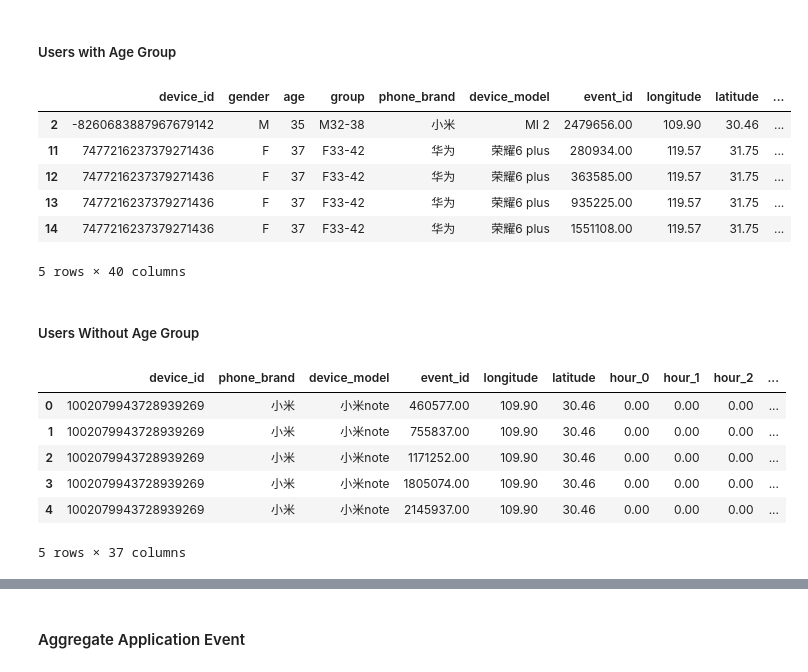
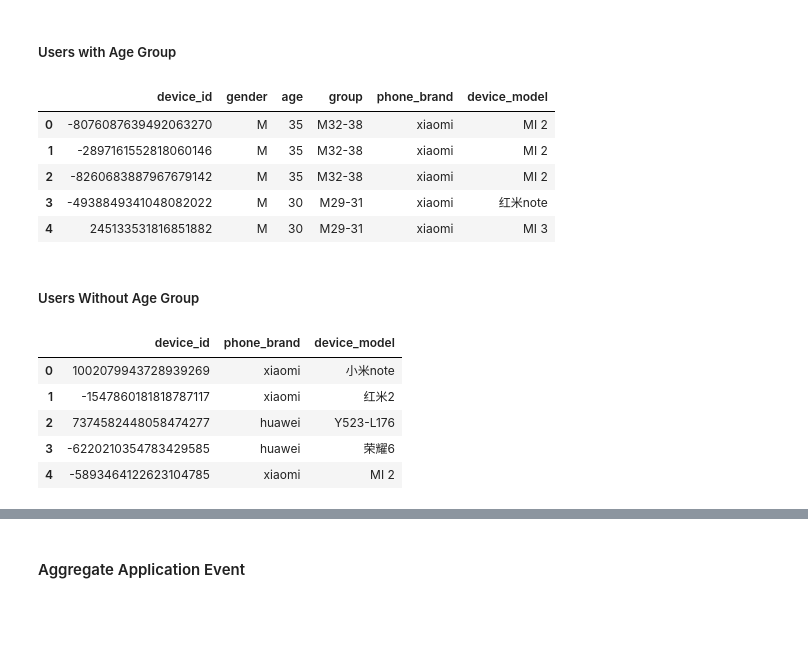
Before and after one commit to wlee0515/Application_Criteria_Generator, a Jupyter notebook: Application_Criteria_Generator/Code/DataPrep/Data Wrangling & Cleaning.ipynb, the cells around one changed output, grey strips where cells are left out. Drawn from its saved outputs; the diff is of its cells as text; code cells hidden in the pictures; blank space fills up the shorter version.

```diff
--- a/Application_Criteria_Generator/Code/DataPrep/Data Wrangling & Cleaning.ipynb
+++ b/Application_Criteria_Generator/Code/DataPrep/Data Wrangling & Cleaning.ipynb
@@ -27,6 +27,7 @@ df_gender_age_test = pd.read_csv('../../Data/Raw/China Mobile User Gemographics/
 df_gender_age_train = pd.read_csv('../../Data/Raw/China Mobile User Gemographics/gender_age_train.csv')
 df_label_categories = pd.read_csv('../../Data/Raw/China Mobile User Gemographics/label_categories.csv')
 df_phone_brand_device_model = pd.read_csv('../../Data/Raw/China Mobile User Gemographics/phone_brand_device_model.csv')
+df_brand_name_translation = pd.read_csv("../../Data/Raw/brand_name_translation.csv")
 # %% [markdown]
 
 ### Load Multi-File database
@@ -186,6 +198,10 @@ print("<df_phone_brand_device_model> Number of rows prior drop NA : {0}".format(
 df_phone_brand_device_model = df_phone_brand_device_model.dropna()
 print("<df_phone_brand_device_model> Number of rows after drop NA : {0}".format(len(df_phone_brand_device_model)))
 print()
+print("<df_brand_name_translation> Number of rows prior drop NA : {0}".format(len(df_brand_name_translation)))
+df_brand_name_translation = df_brand_name_translation.dropna()
+print("<df_brand_name_translation> Number of rows after drop NA : {0}".format(len(df_brand_name_translation)))
+print()
 print("<df_app_events> Number of rows prior drop NA : {0}".format(len(df_app_events)))
 df_app_events = df_app_events.dropna()
 print("<df_app_events> Number of rows after drop NA : {0}".format(len(df_app_events)))
@@ -600,0 +542,4 @@ df_trans_event_dt.tail(5)
+# %%
+dict_brand_names = pd.Series(df_brand_name_translation["english"].values,index=df_brand_name_translation["chinese"]).to_dict()
+
+print(dict_brand_names)
@@ -600,0 +548,3 @@ df_trans_event_dt.tail(5)
+# %%
+df_phone_brand_device_model["phone_brand"] = df_phone_brand_device_model["phone_brand"].apply( lambda x : x if not x in dict_brand_names else dict_brand_names[x])
+df_phone_brand_device_model["phone_brand"].unique()
@@ -605,30 +573,26 @@ df_trans_event_dt.tail(5)
 # %%
 df_agg_user_info_w_age = df_gender_age_train.copy()
 df_agg_user_info_w_age = df_agg_user_info_w_age.merge(df_phone_brand_device_model, on="device_id", how="left")
-df_agg_user_info_w_age = df_agg_user_info_w_age.merge(df_trans_event_dt, on="device_id", how="left")
 df_agg_user_info_w_age = df_agg_user_info_w_age.dropna()
 df_agg_user_info_w_age.head(5)
 # %% [output]
-|  | device_id | gender | age | group | phone_brand | device_model | event_id | longitude | latitude | ... |
-| 2 | -8260683887967679142 | M | 35 | M32-38 | 小米 | MI 2 | 2479656.00 | 109.90 | 30.46 | ... |
-| 11 | 7477216237379271436 | F | 37 | F33-42 | 华为 | 荣耀6 plus | 280934.00 | 119.57 | 31.75 | ... |
-| 12 | 7477216237379271436 | F | 37 | F33-42 | 华为 | 荣耀6 plus | 363585.00 | 119.57 | 31.75 | ... |
-| 13 | 7477216237379271436 | F | 37 | F33-42 | 华为 | 荣耀6 plus | 935225.00 | 119.57 | 31.75 | ... |
-| 14 | 7477216237379271436 | F | 37 | F33-42 | 华为 | 荣耀6 plus | 1551108.00 | 119.57 | 31.75 | ... |
+|  | device_id | gender | age | group | phone_brand | device_model |
+| 0 | -8076087639492063270 | M | 35 | M32-38 | xiaomi | MI 2 |
+| 1 | -2897161552818060146 | M | 35 | M32-38 | xiaomi | MI 2 |
+| 2 | -8260683887967679142 | M | 35 | M32-38 | xiaomi | MI 2 |
+| 3 | -4938849341048082022 | M | 30 | M29-31 | xiaomi | 红米note |
+| 4 | 245133531816851882 | M | 30 | M29-31 | xiaomi | MI 3 |
-5 rows × 40 columns
 # %% [markdown]
 ##### Users Without Age Group
 # %%
 df_agg_user_info_w_out_age = df_gender_age_test.copy()
 df_agg_user_info_w_out_age = df_agg_user_info_w_out_age.merge(df_phone_brand_device_model, on="device_id", how="left")
-df_agg_user_info_w_out_age = df_agg_user_info_w_out_age.merge(df_trans_event_dt, on="device_id", how="left")
 df_agg_user_info_w_out_age = df_agg_user_info_w_out_age.dropna()
 df_agg_user_info_w_out_age.head(5)
 # %% [output]
-|  | device_id | phone_brand | device_model | event_id | longitude | latitude | hour_0 | hour_1 | hour_2 | ... |
-| 0 | 1002079943728939269 | 小米 | 小米note | 460577.00 | 109.90 | 30.46 | 0.00 | 0.00 | 0.00 | ... |
-| 1 | 1002079943728939269 | 小米 | 小米note | 755837.00 | 109.90 | 30.46 | 0.00 | 0.00 | 0.00 | ... |
-| 2 | 1002079943728939269 | 小米 | 小米note | 1171252.00 | 109.90 | 30.46 | 0.00 | 0.00 | 0.00 | ... |
-| 3 | 1002079943728939269 | 小米 | 小米note | 1805074.00 | 109.90 | 30.46 | 0.00 | 0.00 | 0.00 | ... |
-| 4 | 1002079943728939269 | 小米 | 小米note | 2145937.00 | 109.90 | 30.46 | 0.00 | 0.00 | 0.00 | ... |
+|  | device_id | phone_brand | device_model |
+| 0 | 1002079943728939269 | xiaomi | 小米note |
+| 1 | -1547860181818787117 | xiaomi | 红米2 |
+| 2 | 7374582448058474277 | huawei | Y523-L176 |
+| 3 | -6220210354783429585 | huawei | 荣耀6 |
+| 4 | -5893464122623104785 | xiaomi | MI 2 |
-5 rows × 37 columns
```
Also changed, not shown: parts of 26 cells of this notebook, 1 other file.
